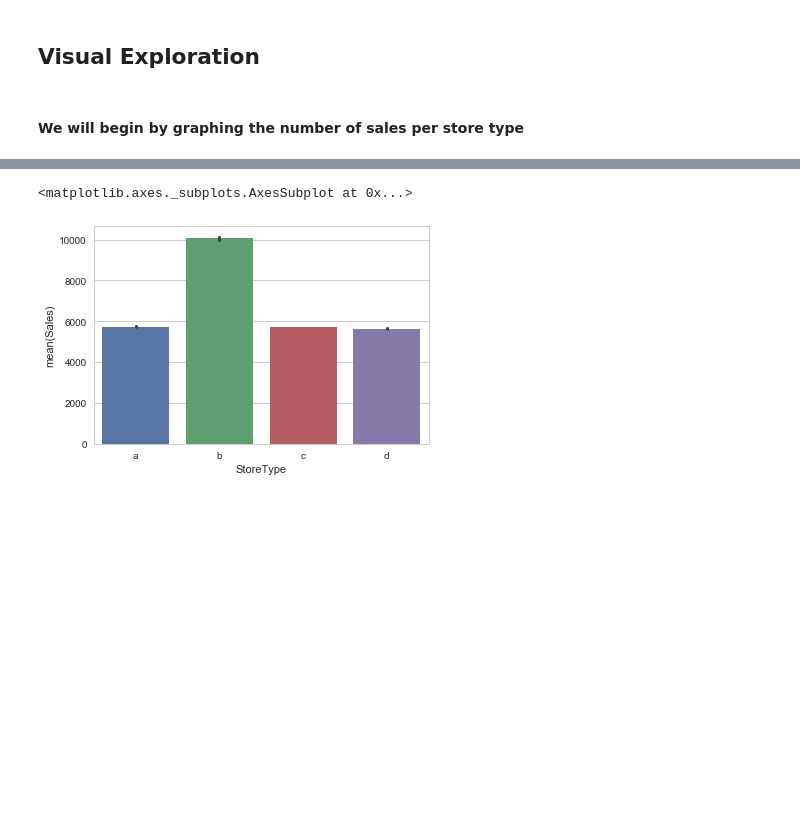
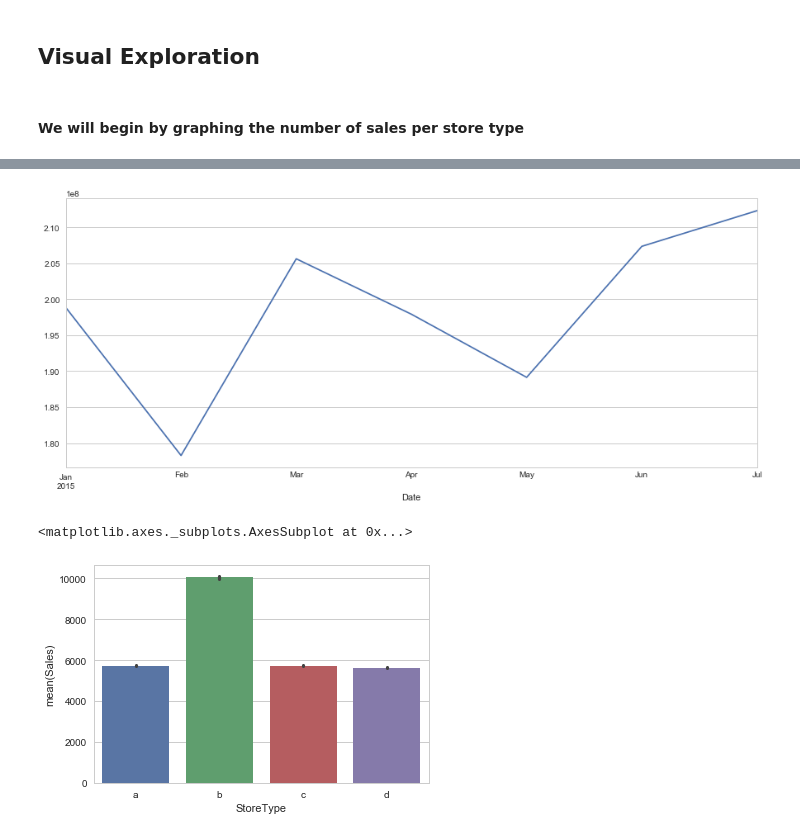
Before and after one commit to anthonymiyoro/RossmanScorePrediction, a Jupyter notebook: RossmannStoreSalesAnalysis.ipynb, the cells around one changed output, grey strips where cells are left out. Cells and saved outputs as stored; diff of their text form; code cells hidden in the pictures; blank space fills up the shorter version.

```diff
--- a/RossmannStoreSalesAnalysis.ipynb
+++ b/RossmannStoreSalesAnalysis.ipynb
@@ -437 +447,6 @@ train_store.set_index('Date', drop=False, inplace=True)
+# %%
+y['2015'].plot(figsize=(15, 6))
+plt.show()
+# %% [output]
+[figure, added]
 # %%
```
Also changed, not shown: parts of 34 cells of this notebook.
